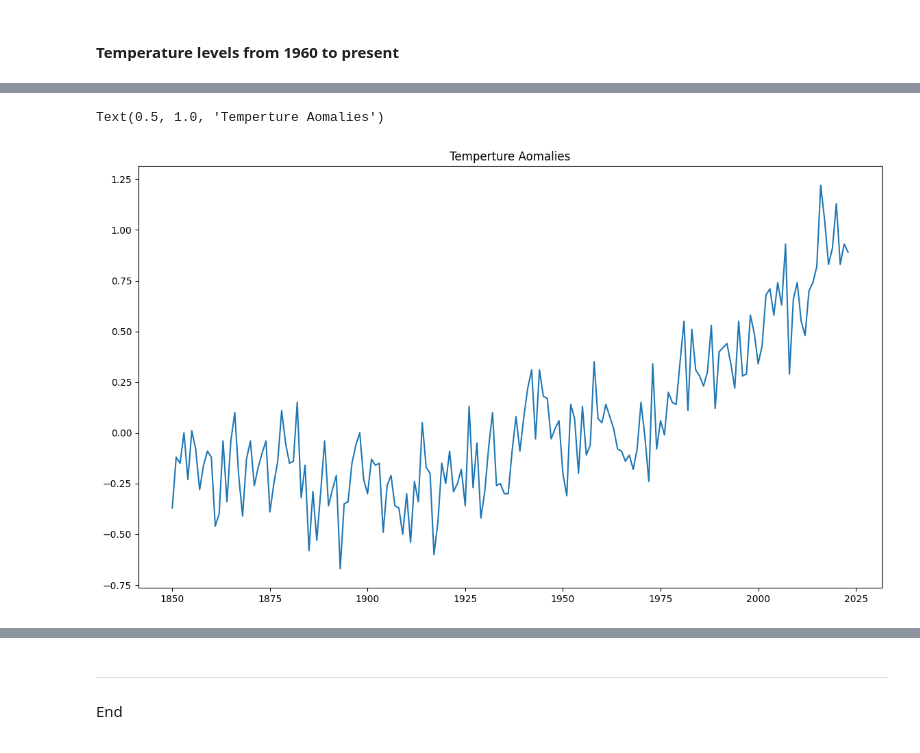
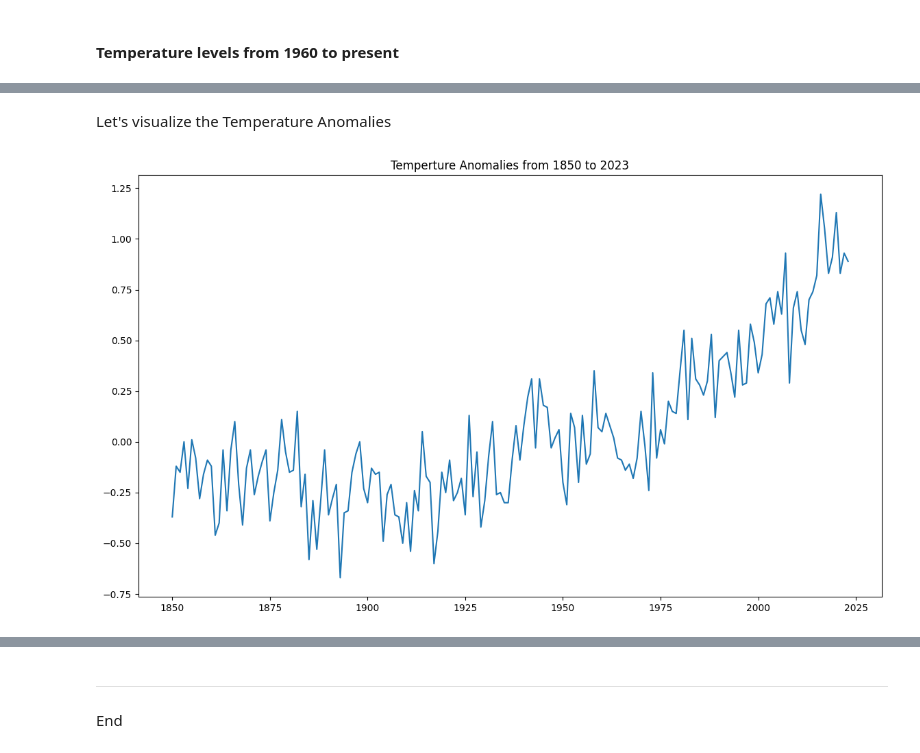
Before and after one commit to C-3sc0/Programming-for-Data-Analysis-Project, a Jupyter notebook: project2.ipynb, the cells around one changed output, grey strips where cells are left out. Cells and saved outputs as stored; diff of their text form; code cells hidden in the pictures.

```diff
--- a/project2.ipynb
+++ b/project2.ipynb
@@ -849,0 +850,2 @@ modern_temperature_df
+# %%
+modern_temperature_df = pd.read_csv('dataset/NOAA-Temperature-From-1850-to-2023.csv', skiprows=4)
@@ -850,8 +884,11 @@ modern_temperature_df
+# %% [markdown]
+Let's visualize the Temperature Anomalies
 # %%
 plt.figure(figsize=(14, 8))
 plt.plot(modern_temperature_df['Year'], modern_temperature_df['Anomaly'])
 
-plt.title('Temperture Aomalies')
+plt.title('Temperture Anomalies from 1850 to 2023')
+# plt.savefig('Temperture Anomalies from 1850 to 2023,png')
+plt.show()
 # %% [output]
-Text(0.5, 1.0, 'Temperture Aomalies')
-[figure, old version]
+[figure, new version]
```
Also changed, not shown: parts of 107 cells of this notebook, 1 other file.
